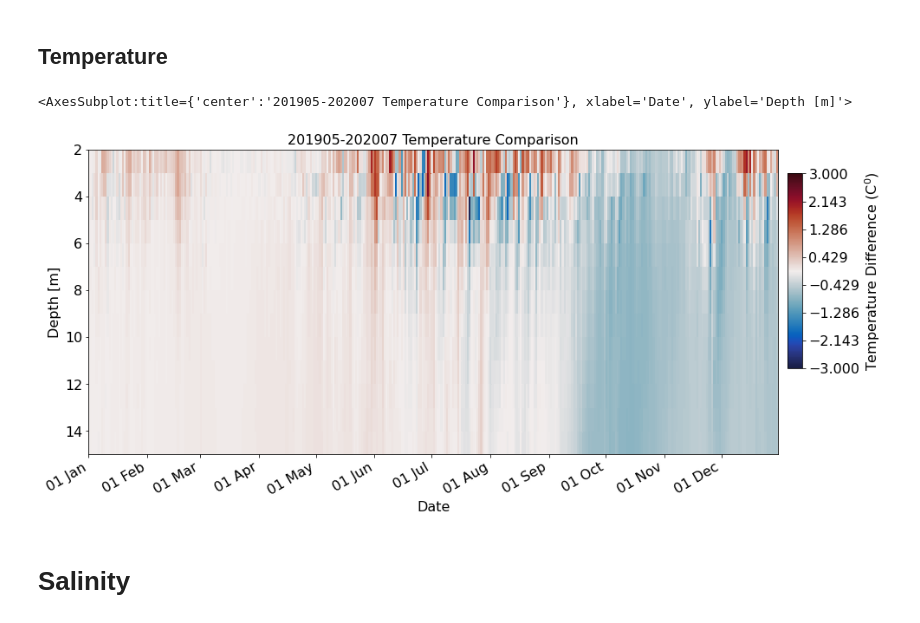
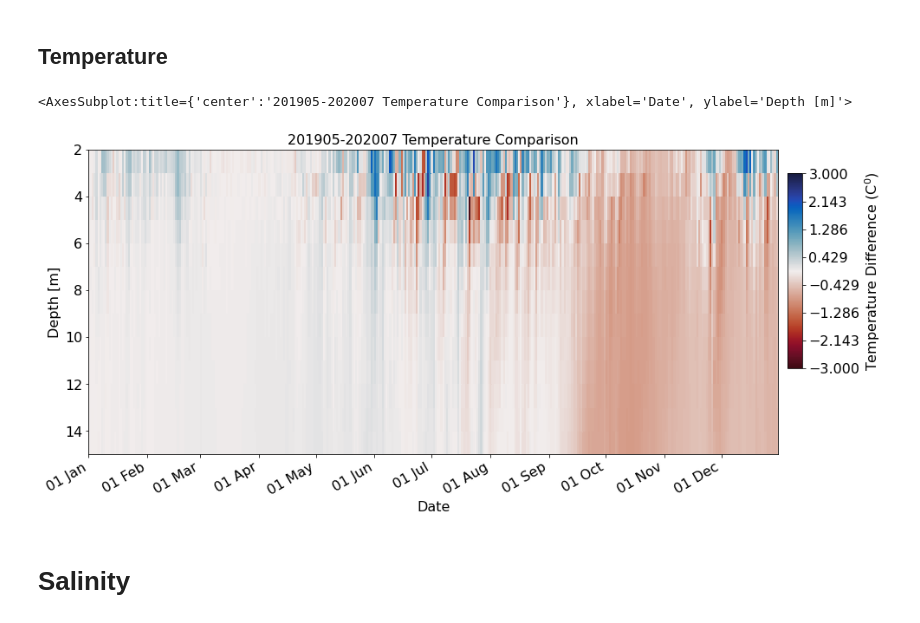
Before and after one commit to SalishSeaCast/analysis-keegan, a Jupyter notebook: notebooks/Evaluations/Continuous_Timeseries/All_Depths_ORCA/Base_model_comparison.ipynb, the cells around one changed output. Cells and saved outputs as stored; diff of their text form; code cells hidden in the pictures.

```diff
--- a/notebooks/Evaluations/Continuous_Timeseries/All_Depths_ORCA/Base_model_comparison.ipynb
+++ b/notebooks/Evaluations/Continuous_Timeseries/All_Depths_ORCA/Base_model_comparison.ipynb
@@ -53,25 +53,25 @@ mooring='Twanoh'
 # %%
-grid1=xr.open_mfdataset(gridloc1+f'/ts_HC201905_{year}_{mooring}.nc')
-grid2=xr.open_mfdataset(gridloc2+f'/ts_HC202007_{year}_{mooring}.nc')
+grid_201905=xr.open_mfdataset(gridloc_201905+f'/ts_HC201905_{year}_{mooring}.nc')
+grid_202007=xr.open_mfdataset(girdloc_202007+f'/ts_HC202007_{year}_{mooring}.nc')
 # %%
-tt=np.array(grid1.time_counter)
-mod_depth=np.array(grid1.deptht)
-mod_votemper1=(grid1.votemper.isel(y=0,x=0))
-mod_vosaline1=(grid1.vosaline.isel(y=0,x=0))
+tt=np.array(grid_201905.time_counter)
+mod_depth=np.array(grid_201905.deptht)
+mod_votemper_201905=(grid_201905.votemper.isel(y=0,x=0))
+mod_vosaline_201905=(grid_201905.vosaline.isel(y=0,x=0))
 
-mod_votemper1 = (np.array(mod_votemper1))
-mod_votemper1 = np.ma.masked_equal(mod_votemper1,0).T
-mod_vosaline1 = (np.array(mod_vosaline1))
-mod_vosaline1 = np.ma.masked_equal(mod_vosaline1,0).T
+mod_votemper_201905 = (np.array(mod_votemper_201905))
+mod_votemper_201905 = np.ma.masked_equal(mod_votemper_201905,0).T
+mod_vosaline_201905 = (np.array(mod_vosaline_201905))
+mod_vosaline_201905 = np.ma.masked_equal(mod_vosaline_201905,0).T
 
 
-mod_votemper2=(grid2.votemper.isel(y=0,x=0))
-mod_vosaline2=(grid2.vosaline.isel(y=0,x=0))
+mod_votemper_202007=(grid_202007.votemper.isel(y=0,x=0))
+mod_vosaline_202007=(grid_202007.vosaline.isel(y=0,x=0))
 
-mod_votemper2 = (np.array(mod_votemper2))
-mod_votemper2 = np.ma.masked_equal(mod_votemper2,0).T
-mod_vosaline2 = (np.array(mod_vosaline2))
-mod_vosaline2 = np.ma.masked_equal(mod_vosaline2,0).T
+mod_votemper_202007 = (np.array(mod_votemper_202007))
+mod_votemper_202007 = np.ma.masked_equal(mod_votemper_202007,0).T
+mod_vosaline_202007 = (np.array(mod_vosaline_202007))
+mod_vosaline_202007 = np.ma.masked_equal(mod_vosaline_202007,0).T
 # %% [markdown]
 ## Map of Buoy Location.
 # %%
@@ -94,11 +94,11 @@ ax.set_title('Buoy Location');
 date_range=(dt.datetime(year,1,1),dt.datetime(year,12,31))
 # %%
 # Invert colormap
-ket.hovmoeller(mod_votemper1-mod_votemper2, mod_depth, tt, (2,15),date_range, title='201905-202007 Temperature Comparison',
-               var_title='Temperature Difference (C$^0$)',vmax=3,vmin=-3,cmap=cmo.cm.balance)
+ket.hovmoeller(mod_votemper_201905-mod_votemper_202007, mod_depth, tt, (2,15),date_range, title='201905-202007 Temperature Comparison',
+               var_title='Temperature Difference (C$^0$)',vmax=3,vmin=-3,cmap=cmo.cm.balance_r)
 # %% [output]
 <AxesSubplot:title={'center':'201905-202007 Temperature Comparison'}, xlabel='Date', ylabel='Depth [m]'>
-[figure, old version]
+[figure, new version]
 # %% [markdown]
 # Salinity
 # %%
```
Also changed, not shown: parts of 8 cells of this notebook, 24 other files.
